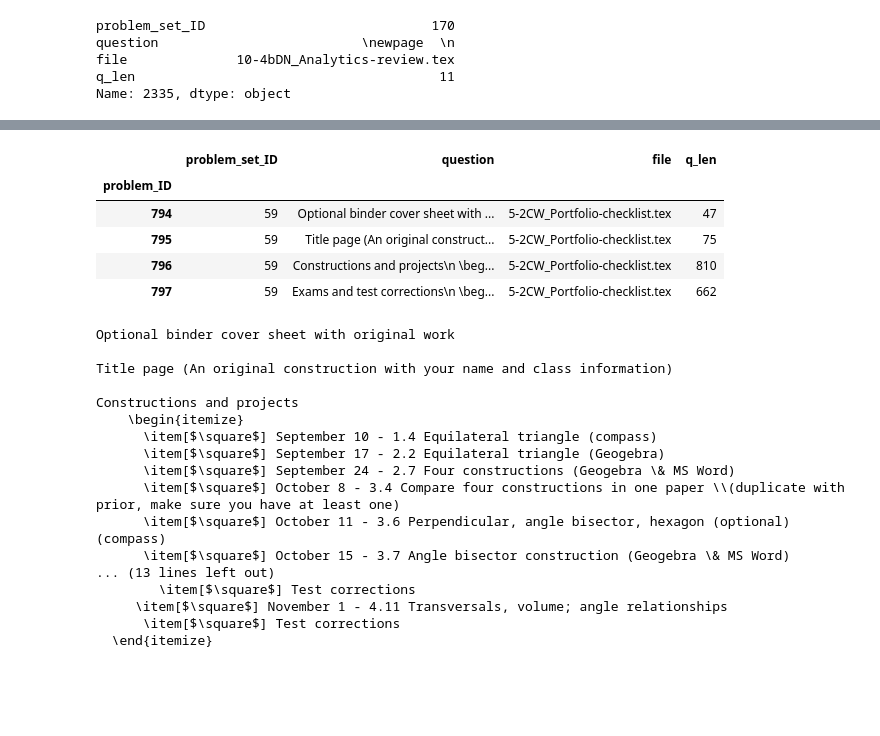
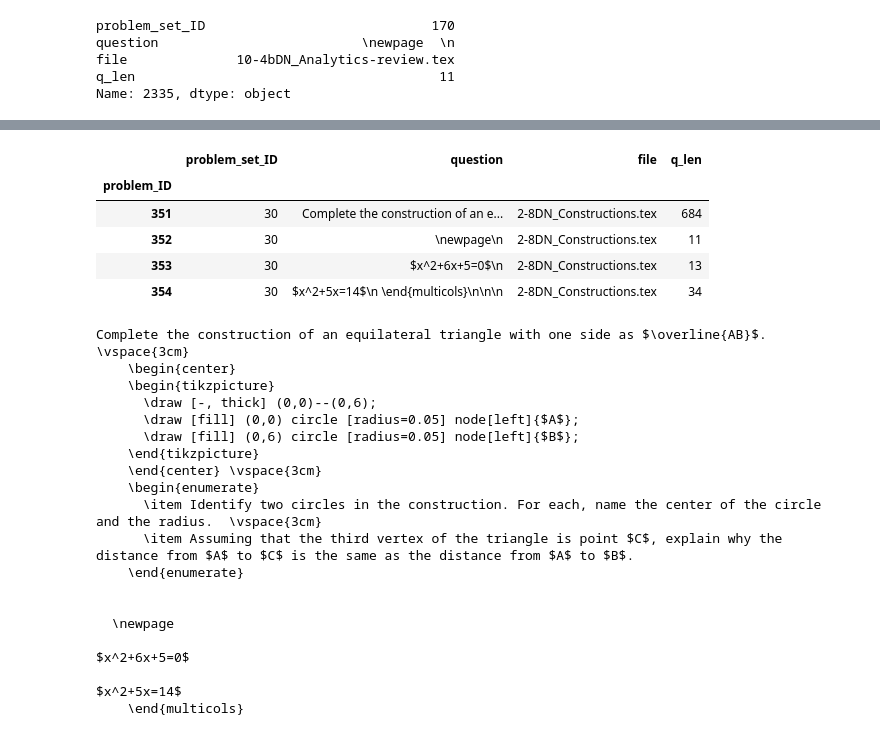
Before and after one commit to chrishuson/mathai, a Jupyter notebook: src/notes.ipynb, the cells around one changed output, grey strips where cells are left out. Saved outputs shown, nothing was run; the diff lists cells and outputs as text; code cells hidden in the pictures; blank space fills up the shorter version.

```diff
--- a/src/notes.ipynb
+++ b/src/notes.ipynb
@@ -318,31 +340,34 @@ pset_df[pset_df.body.apply(lambda x: r'[\\item' in str(x))]
 # %%
 # CHECK Problem with itemize instead of enumerate
-problem_df[problem_df.problem_set_ID == 59].sort_index()
+problem_df[problem_df.problem_set_ID == 30].sort_index()
 # %% [output]
 |  | problem_set_ID | question | file | q_len |
 | problem_ID |  |  |  |  |
-| 794 | 59 | Optional binder cover sheet with ... | 5-2CW_Portfolio-checklist.tex | 47 |
-| 795 | 59 | Title page (An original construct... | 5-2CW_Portfolio-checklist.tex | 75 |
-| 796 | 59 | Constructions and projects\n \beg... | 5-2CW_Portfolio-checklist.tex | 810 |
-| 797 | 59 | Exams and test corrections\n \beg... | 5-2CW_Portfolio-checklist.tex | 662 |
+| 351 | 30 | Complete the construction of an e... | 2-8DN_Constructions.tex | 684 |
+| 352 | 30 | \newpage\n | 2-8DN_Constructions.tex | 11 |
+| 353 | 30 | $x^2+6x+5=0$\n | 2-8DN_Constructions.tex | 13 |
+| 354 | 30 | $x^2+5x=14$\n \end{multicols}\n\n\n | 2-8DN_Constructions.tex | 34 |
 # %%
-for q in problem_df[problem_df.problem_set_ID == 59].sort_index().question:
+for q in problem_df[problem_df.problem_set_ID == 30].sort_index().question:
     print(q)
 # %% [output]
-Optional binder cover sheet with original work
+Complete the construction of an equilateral triangle with one side as $\overline{AB}$. \vspace{3cm}
+    \begin{center}
+    \begin{tikzpicture}
+      \draw [-, thick] (0,0)--(0,6);
+      \draw [fill] (0,0) circle [radius=0.05] node[left]{$A$};
+      \draw [fill] (0,6) circle [radius=0.05] node[left]{$B$};
+    \end{tikzpicture}
+    \end{center} \vspace{3cm}
+    \begin{enumerate}
+      \item Identify two circles in the construction. For each, name the center of the circle and the radius.  \vspace{3cm}
+      \item Assuming that the third vertex of the triangle is point $C$, explain why the distance from $A$ to $C$ is the same as the distance from $A$ to $B$.
+    \end{enumerate}
 
-Title page (An original construction with your name and class information)
 
-Constructions and projects
-    \begin{itemize}
-      \item[$\square$] September 10 - 1.4 Equilateral triangle (compass)
-      \item[$\square$] September 17 - 2.2 Equilateral triangle (Geogebra)
-      \item[$\square$] September 24 - 2.7 Four constructions (Geogebra \& MS Word)
-      \item[$\square$] October 8 - 3.4 Compare four constructions in one paper \\(duplicate with prior, make sure you have at least one)
-      \item[$\square$] October 11 - 3.6 Perpendicular, angle bisector, hexagon (optional)(compass)
-      \item[$\square$] October 15 - 3.7 Angle bisector construction (Geogebra \& MS Word)
-... (13 lines left out)
-        \item[$\square$] Test corrections
-     \item[$\square$] November 1 - 4.11 Transversals, volume; angle relationships
-      \item[$\square$] Test corrections
-  \end{itemize}
+  \newpage
+
+$x^2+6x+5=0$
+
+$x^2+5x=14$
+    \end{multicols}
```
Also changed, not shown: parts of 22 cells of this notebook, 2 other files.
